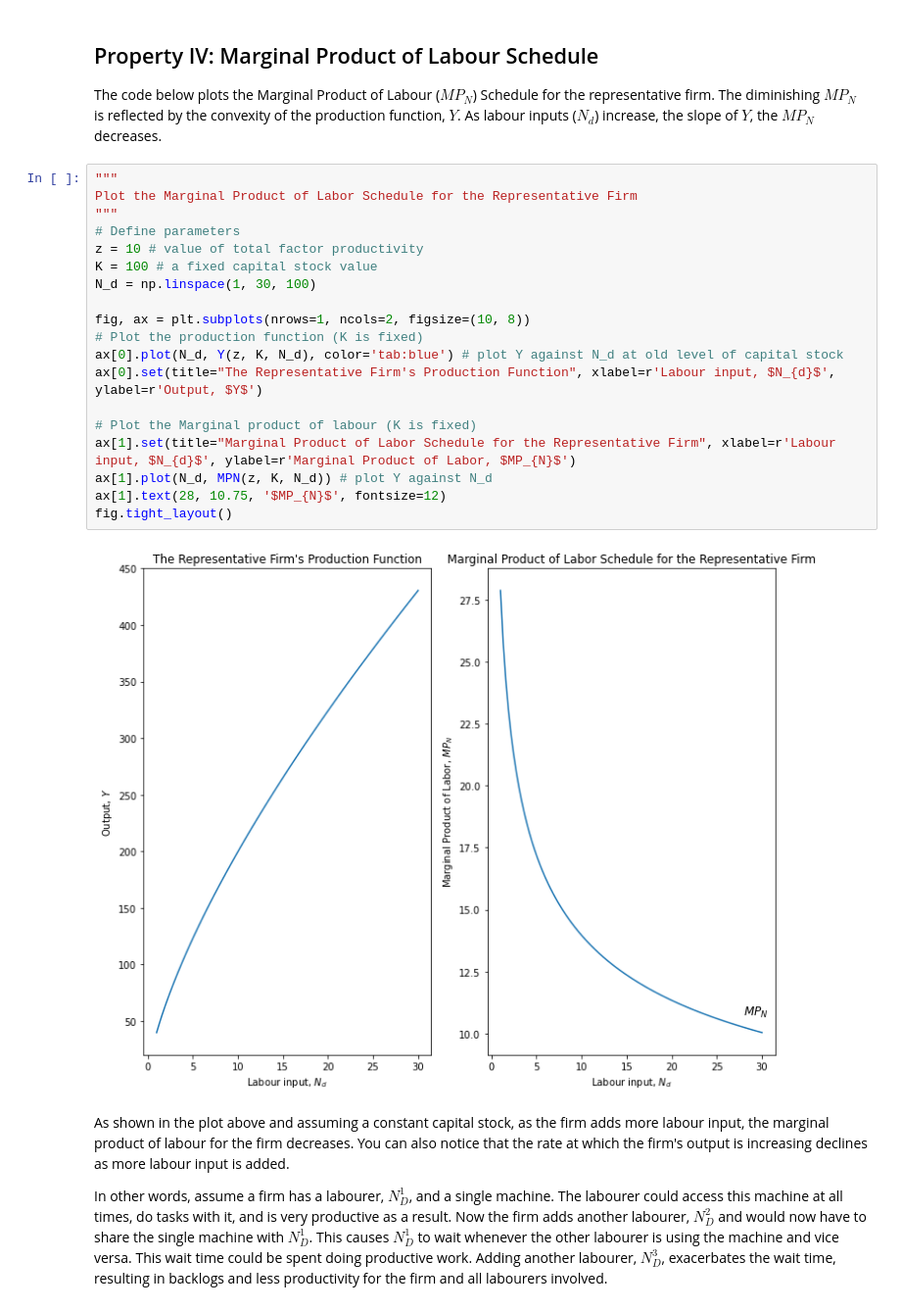
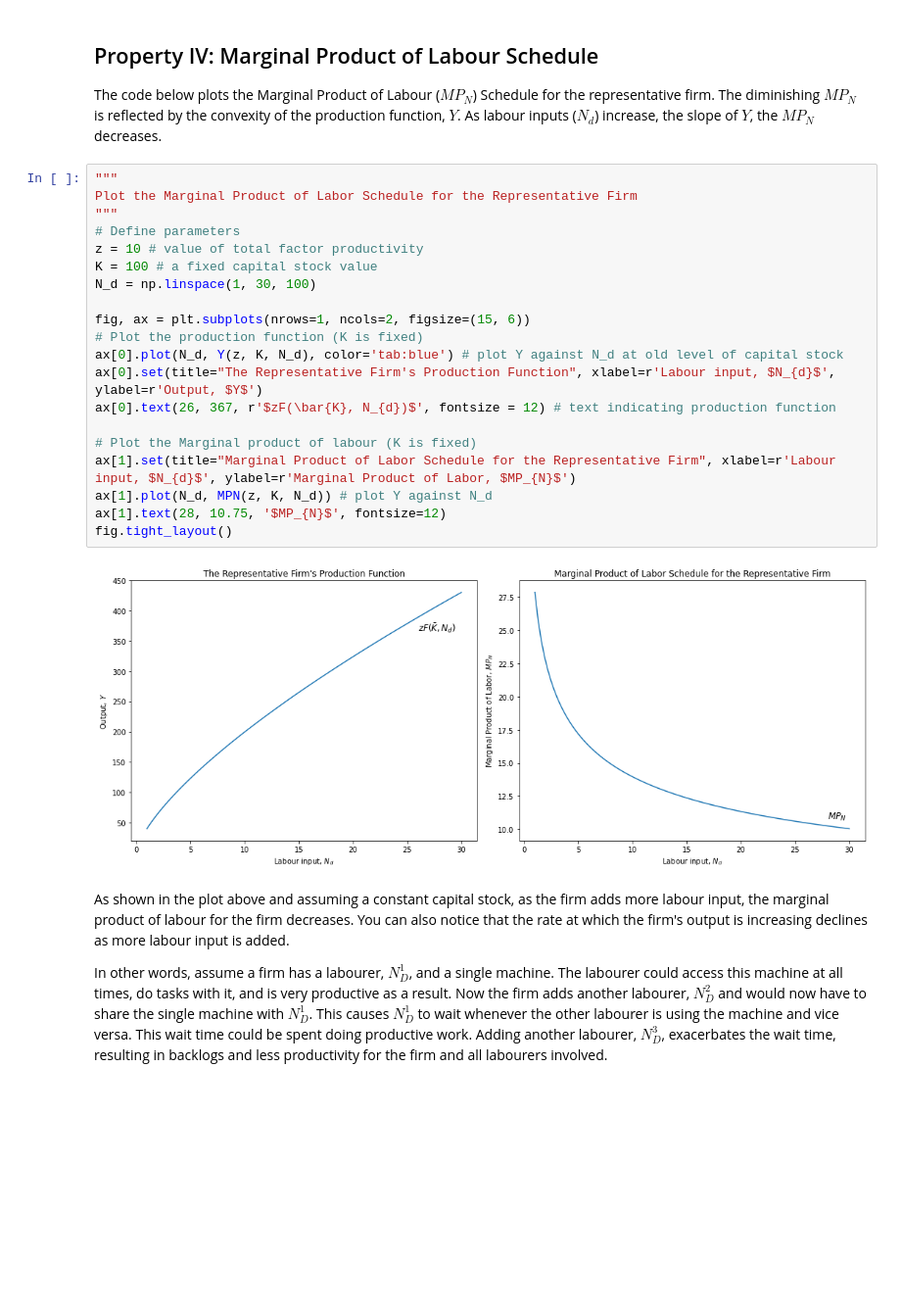
Before and after one commit to lj-valencia/Python-for-Economics, a Jupyter notebook: One-Period Macroeconomic Model - The Representative Firm.ipynb, the cells around one changed output. Shown at 98% size. Saved outputs shown, nothing was run; the diff lists cells and outputs as text; blank space fills up the shorter version.

```diff
--- a/One-Period Macroeconomic Model - The Representative Firm.ipynb
+++ b/One-Period Macroeconomic Model - The Representative Firm.ipynb
@@ -143,24 +143,25 @@ The code below plots the Marginal Product of Labour ($MP_{N}$) Schedule for the
 # %%
 """
 Plot the Marginal Product of Labor Schedule for the Representative Firm
 """
 # Define parameters
 z = 10 # value of total factor productivity
 K = 100 # a fixed capital stock value
 N_d = np.linspace(1, 30, 100)
 
-fig, ax = plt.subplots(nrows=1, ncols=2, figsize=(10, 8))
+fig, ax = plt.subplots(nrows=1, ncols=2, figsize=(15, 6))
 # Plot the production function (K is fixed)
 ax[0].plot(N_d, Y(z, K, N_d), color='tab:blue') # plot Y against N_d at old level of capital stock
 ax[0].set(title="The Representative Firm's Production Function", xlabel=r'Labour input, $N_{d}$', ylabel=r'Output, $Y$')
+ax[0].text(26, 367, r'$zF(\bar{K}, N_{d})$', fontsize = 12) # text indicating production function
 
 # Plot the Marginal product of labour (K is fixed)
 ax[1].set(title="Marginal Product of Labor Schedule for the Representative Firm", xlabel=r'Labour input, $N_{d}$', ylabel=r'Marginal Product of Labor, $MP_{N}$')
 ax[1].plot(N_d, MPN(z, K, N_d)) # plot Y against N_d
 ax[1].text(28, 10.75, '$MP_{N}$', fontsize=12)
 fig.tight_layout()
 # %% [output]
-[figure, old version]
+[figure, new version]
 # %% [markdown]
 As shown in the plot above and assuming a constant capital stock, as the firm adds more labour input, the marginal product of labour for the firm decreases. You can also notice that the rate at which the firm's output is increasing declines as more labour input is added.
 
```
Also changed, not shown: parts of 2 cells of this notebook.
